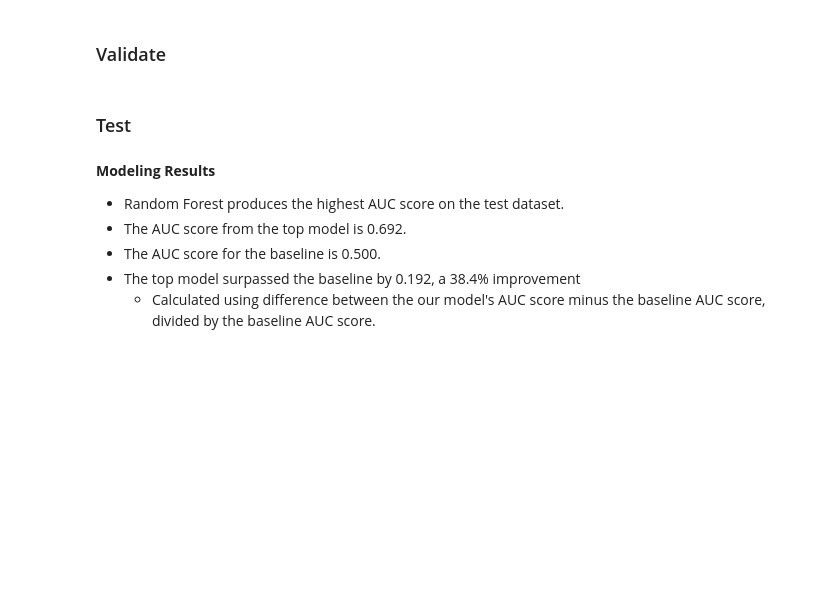
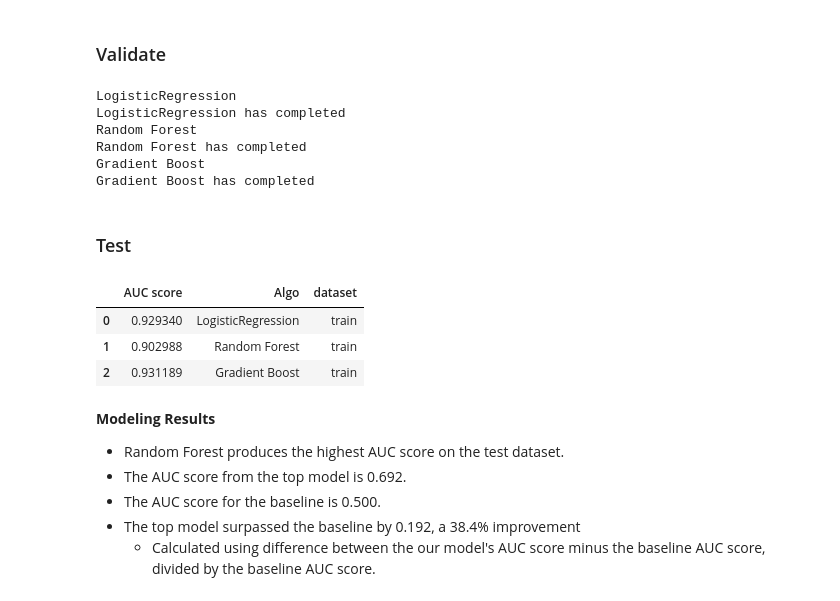
Before and after one commit to Riiid-Team/AI-Learning, a Jupyter notebook: Final-Report.ipynb, the cells around one changed output. Saved outputs shown, nothing was run; the diff lists cells and outputs as text; code cells hidden in the pictures; blank space fills up the shorter version.

```diff
--- a/Final-Report.ipynb
+++ b/Final-Report.ipynb
@@ -605,14 +662,25 @@ len(names) == len(classifiers)
 ### Validate
 # %%
 # Use the classifiers created above to model the train, validate and test
-metrics = model_multiple_algos(names, classifiers,
+metrics = model_multiple_algos_train(names, classifiers,
                                      X_train, y_train)
+# %% [output]
+LogisticRegression
+LogisticRegression has completed
+Random Forest
+Random Forest has completed
+Gradient Boost
+Gradient Boost has completed
 # %% [markdown]
 ### Test
 # %%
 # Rank the auc scores on test dataset in the descending order
-mask = (metrics.dataset == 'test')
-metrics[mask].sort_values(by="AUC score", ascending=False)
+metrics
+# %% [output]
+|  | AUC score | Algo | dataset |
+| 0 | 0.929340 | LogisticRegression | train |
+| 1 | 0.902988 | Random Forest | train |
+| 2 | 0.931189 | Gradient Boost | train |
 # %% [markdown]
 **Modeling Results**
 - Random Forest produces the highest AUC score on the test dataset.
```
Also changed, not shown: parts of 40 cells of this notebook, 2 other files.
